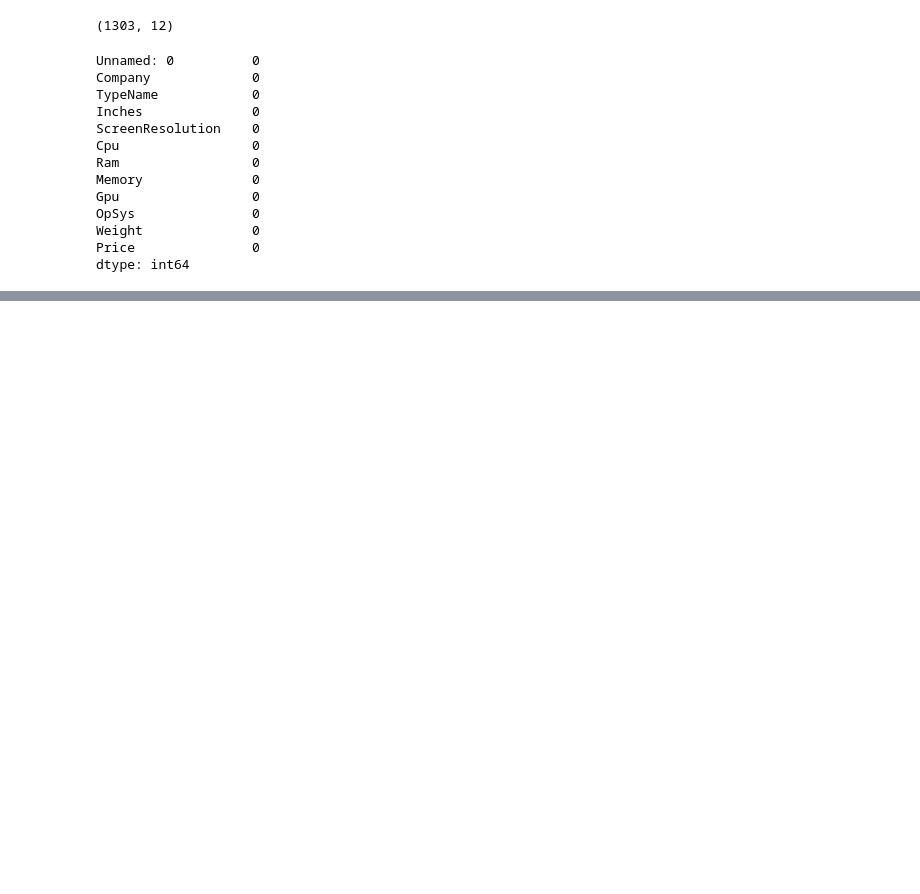
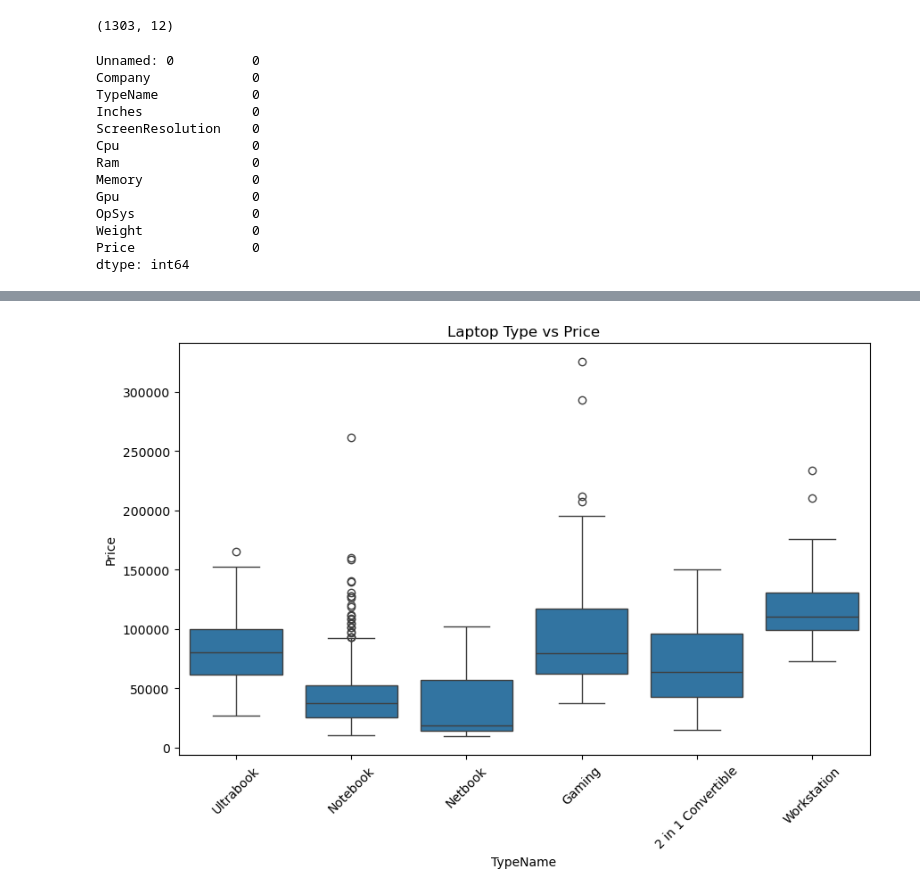
Before and after one commit to cyber-shreyash/laptop_price_predictor, a Jupyter notebook: laptop_price_predictor.ipynb, the cells around one changed output, grey strips where cells are left out. Drawn from its saved outputs; the diff is of its cells as text; code cells hidden in the pictures; blank space fills up the shorter version.

```diff
--- a/laptop_price_predictor.ipynb
+++ b/laptop_price_predictor.ipynb
@@ -537,0 +111,16 @@ print(f"R² Score: {r2:.4f}")
+# %%
+plt.figure(figsize=(10, 6))
+
+sns.boxplot(
+    x="TypeName",
+    y="Price",
+    data=df
+)
+
+plt.xticks(rotation=45)
+
+plt.title("Laptop Type vs Price")
+
+plt.show()
+# %% [output]
+[figure, added]
```
Also changed, not shown: parts of 84 cells of this notebook, 2 other files.
